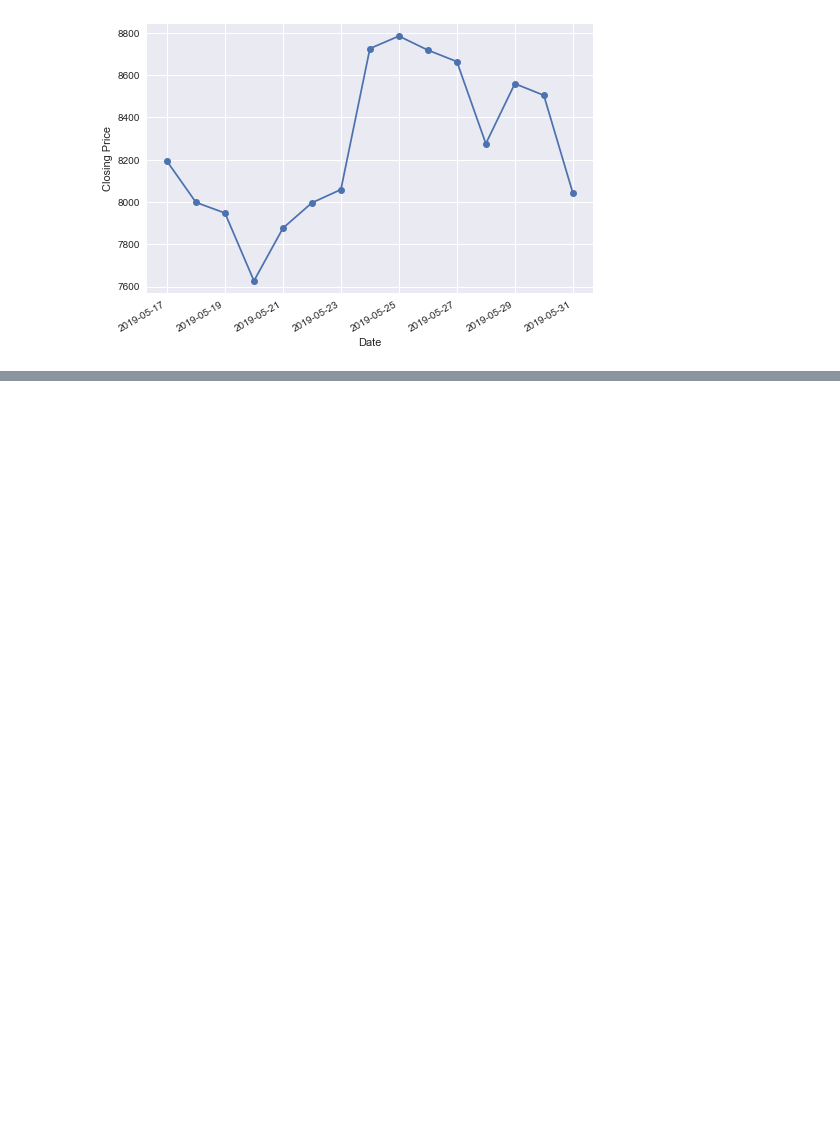
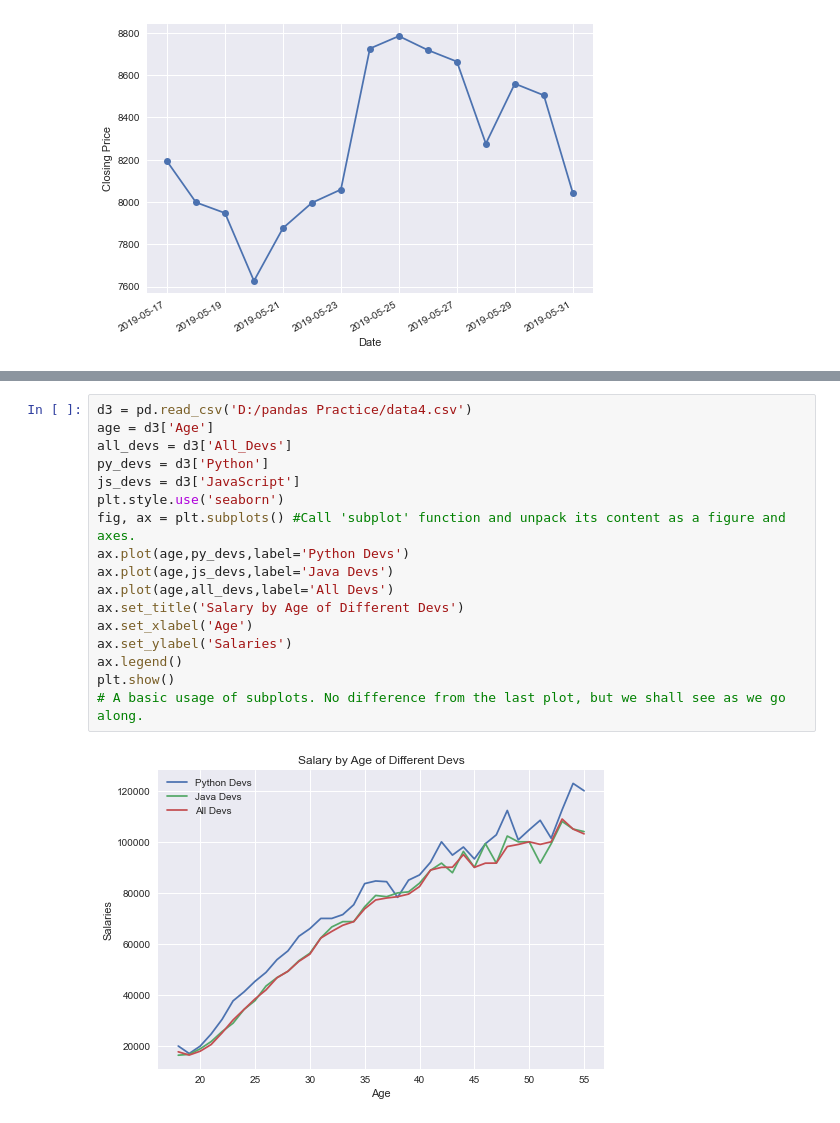
Before and after one commit to Raghav087/Python, a Jupyter notebook: Matplotlib.ipynb, the cells around one changed output, grey strips where cells are left out. Saved outputs shown, nothing was run; the diff lists cells and outputs as text; blank space fills up the shorter version.

```diff
--- a/Matplotlib.ipynb
+++ b/Matplotlib.ipynb
@@ -382,0 +396,19 @@ plt.show()
+# %%
+d3 = pd.read_csv('D:/pandas Practice/data4.csv')
+age = d3['Age']
+all_devs = d3['All_Devs']
+py_devs = d3['Python']
+js_devs = d3['JavaScript']
+plt.style.use('seaborn')
+fig, ax = plt.subplots() #Call 'subplot' function and unpack its content as a figure and axes.
+ax.plot(age,py_devs,label='Python Devs')
+ax.plot(age,js_devs,label='Java Devs')
+ax.plot(age,all_devs,label='All Devs')
+ax.set_title('Salary by Age of Different Devs')
+ax.set_xlabel('Age')
+ax.set_ylabel('Salaries')
+ax.legend()
+plt.show()
+# A basic usage of subplots. No difference from the last plot, but we shall see as we go along.
+# %% [output]
+[figure, added]
```
Also changed, not shown: parts of 11 cells of this notebook.
